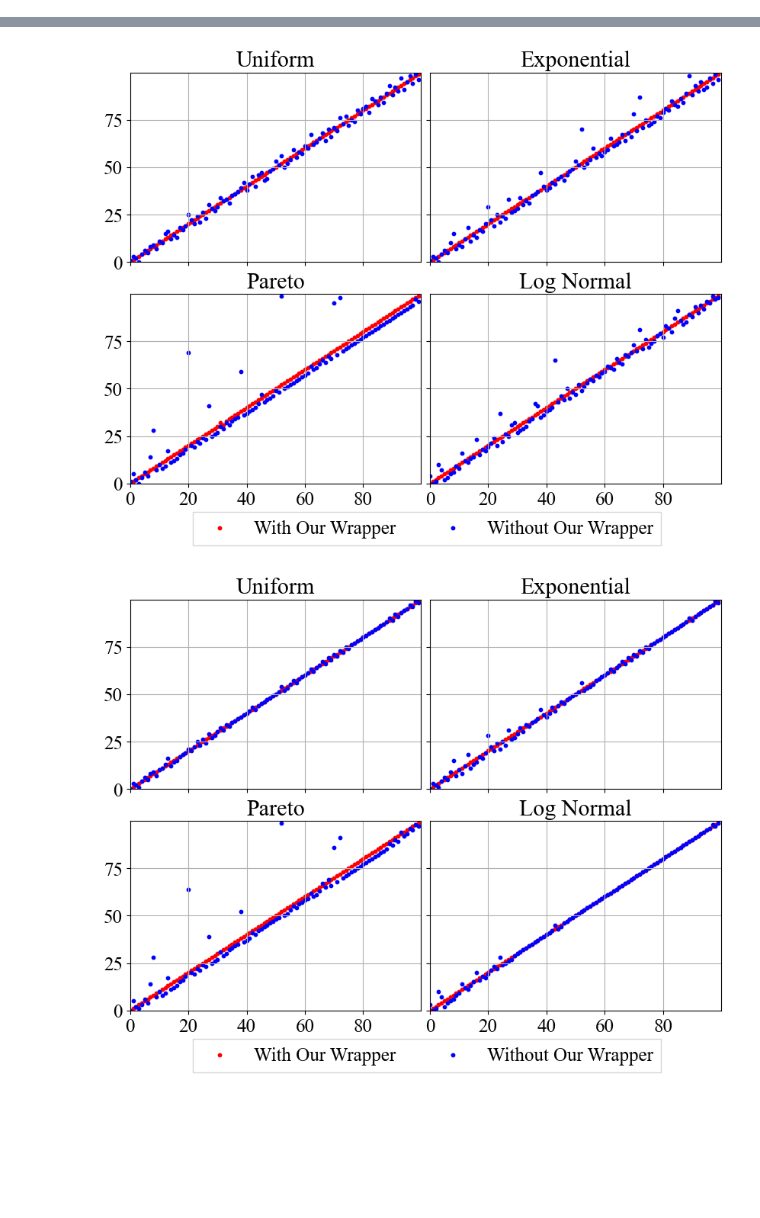
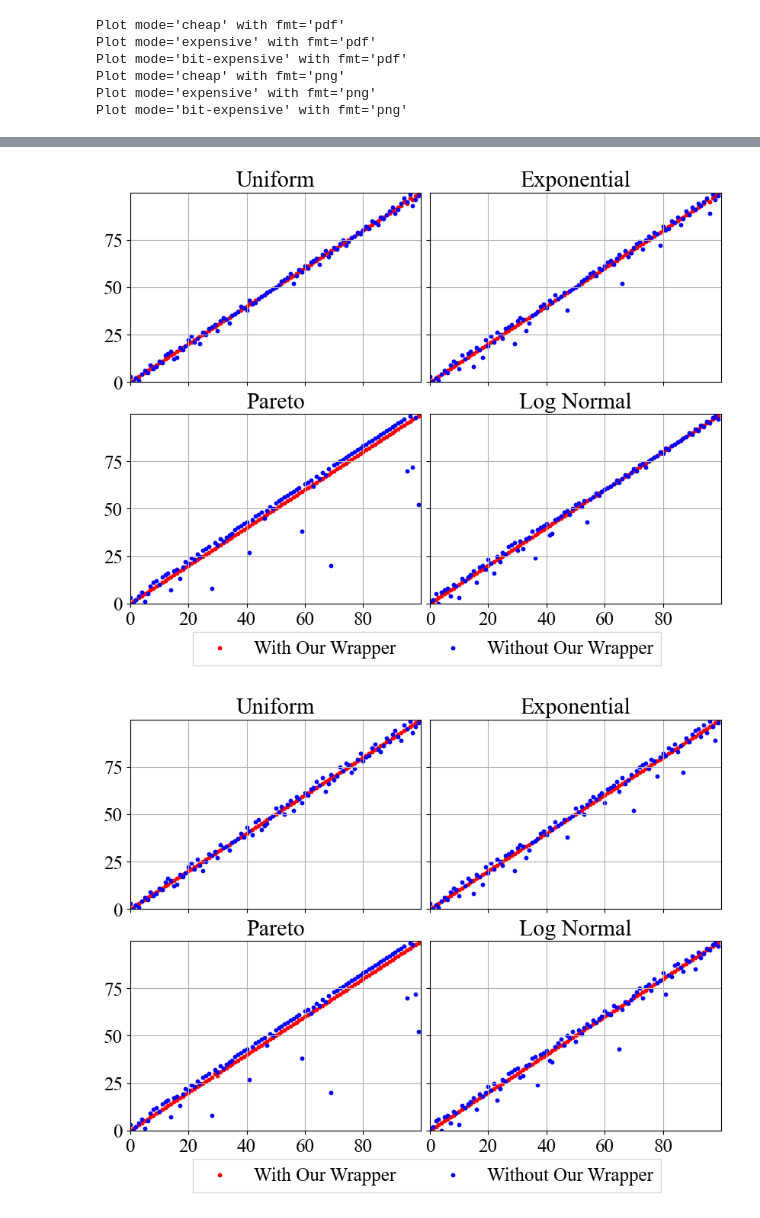
Before and after one commit to nabenabe0928/mfhpo-simulator-experiments, a Jupyter notebook: validation/viz_order_match.ipynb, the cells around one changed output, grey strips where cells are left out. Drawn from its saved outputs; the diff is of its cells as text; code cells hidden in the pictures; blank space fills up the shorter version.

Commit message:
Add a bit expensive sampler order matching

```diff
--- a/validation/viz_order_match.ipynb
+++ b/validation/viz_order_match.ipynb
@@ -12,7 +14,15 @@ plt.rcParams["font.family"] = "Times New Roman"
 plt.rcParams["font.size"] = 18
 plt.rcParams['mathtext.fontset'] = 'stix'  # The setting of math font
 # %%
-def plot_order_match(mode: Literal["cheap", "expensive"], fmt: Literal["png", "pdf"] = "pdf"):
+def extract(ans: np.ndarray, cmp: np.ndarray) -> tuple[np.ndarray, np.ndarray]:
+    a1 = {v: i for i, v in enumerate(ans)}
+    a2 = {v: i for i, v in enumerate(cmp)}
+    XY = np.array([[a1[i], a2[i]] for i in range(ans.size)])
+    return XY[:, 0], XY[:, 1]
+
+
+def plot_order_match(mode: Literal["cheap", "expensive", "bit-expensive"], fmt: Literal["png", "pdf"] = "pdf"):
+    print(f"Plot {mode=} with {fmt=}")
     results = json.load(open(f"../validation-results/order-match-{mode}-results.json"))
     fig, axes = plt.subplots(
         ncols=2,
@@ -34,9 +44,10 @@ def plot_order_match(mode: Literal["cheap", "expensive"], fmt: Literal["png", "p
         ax = axes[r][c]
         ax.set_xlim(0, 99.9)
         ax.set_ylim(0, 99.9)
+        answer, sim, rnd = map(np.asarray, [result["answer"], result["simulated"], result["random"]])
         lines = [
-            ax.scatter(result["answer"], result["simulated"], color="red", s=10),
-            ax.scatter(result["answer"], result["random"], color="blue", s=10),
+            ax.scatter(*extract(answer, sim), color="red", s=10),
+            ax.scatter(*extract(answer, rnd), color="blue", s=10),
         ]
         ax.set_title(dist_dict[dist])
         ax.grid()
@@ -56,4 +67,11 @@ def plot_order_match(mode: Literal["cheap", "expensive"], fmt: Literal["png", "p
 for fmt in ["pdf", "png"]:
     plot_order_match(mode="cheap", fmt=fmt)
     plot_order_match(mode="expensive", fmt=fmt)
+    plot_order_match(mode="bit-expensive", fmt=fmt)
 # %% [output]
+Plot mode='cheap' with fmt='pdf'
+Plot mode='expensive' with fmt='pdf'
+Plot mode='bit-expensive' with fmt='pdf'
+Plot mode='cheap' with fmt='png'
+Plot mode='expensive' with fmt='png'
+Plot mode='bit-expensive' with fmt='png'
@@ -62,2 +80,2 @@ for fmt in ["pdf", "png"]:
-[figure, old version]
+[figure, new version]
-[figure, old version]
+[figure, new version]
```
Also changed, not shown: parts of 2 cells of this notebook, 8 other files.
